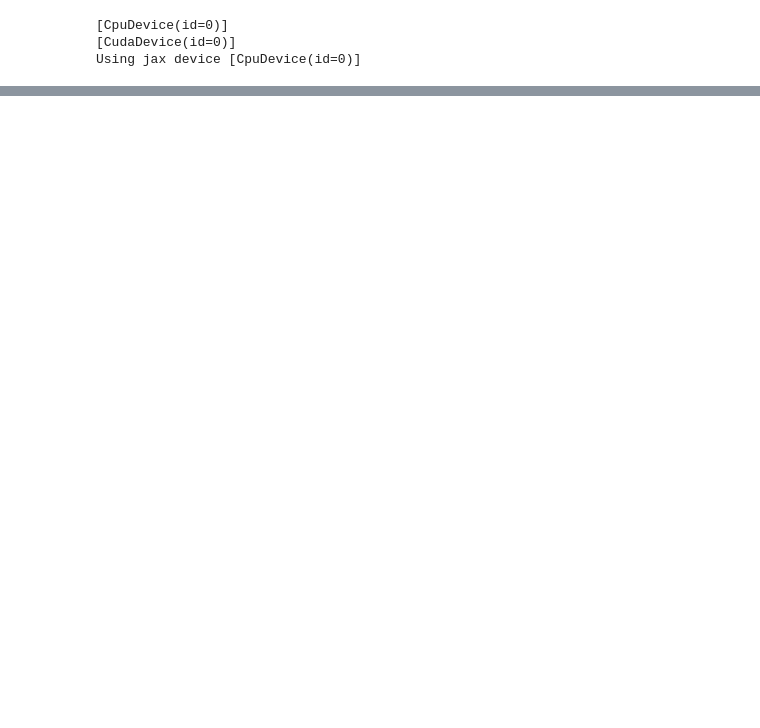
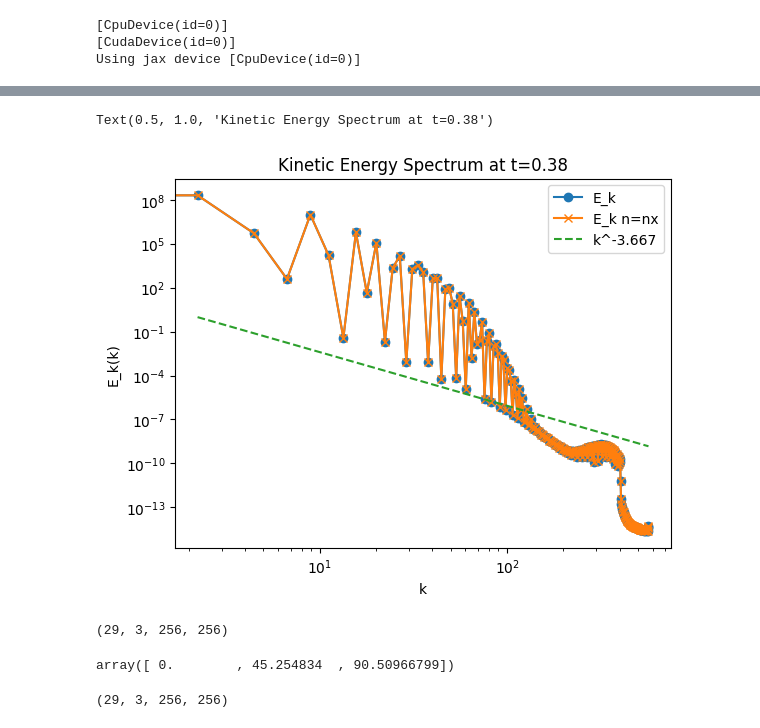
Before and after one commit to Jimbo-Coder/PyFluid, a Jupyter notebook: main_mhd2d_jax.ipynb, the cells around one changed output, grey strips where cells are left out. Saved outputs shown, nothing was run; the diff lists cells and outputs as text; code cells hidden in the pictures; blank space fills up the shorter version.

```diff
--- a/main_mhd2d_jax.ipynb
+++ b/main_mhd2d_jax.ipynb
@@ -16,7 +16,7 @@ from jax_tqdm import scan_tqdm
 from tqdm import tqdm
 import time
 import functools as ft
-maindir = path.Path("C:/Users/nickd/PyFluid")
+maindir = path.Path("/home/nickd/PyFluid")
 gifdir   = maindir / "gifs"
 exactdir = maindir / "exact_balsara"
 checkdir = maindir / "checkpoints"
@@ -2503,3 +2504,52 @@ Avg. Cell Updates /s = 9.478030e+05
+# %%
+#it=0
+it=-1
+
+vfts  = np.fft.fft2(state.Pvecs[it,1:4,*state.imasksl],axes=(1,2))
+vfts2  = np.fft.fft2(state.Pvecs[it,1:4,*state.imasksl],axes=(1,2), s=(state.nx,state.ny))
+kftfreqsx = 2*np.pi*np.fft.fftfreq(state.nx,state.dx)
+kftfreqsy = 2*np.pi*np.fft.fftfreq(state.ny,state.dy)
+kftfreq_gridx, kftfreq_gridy = np.meshgrid(kftfreqsx, kftfreqsy, indexing='ij')
+kftfreq_gridmag = np.sqrt(kftfreq_gridx**2 + kftfreq_gridy**2)
+P_kin = 0.5*np.sum(vfts*np.conj(vfts),axis=0)
+P_kin2 = 0.5*np.sum(vfts2*np.conj(vfts2),axis=0)
+kmag_bins =np.shape(vfts)[2]
+kmag_max = np.max(kftfreq_gridmag)
+kmag_flat = np.linspace(0, kmag_max, kmag_bins, endpoint=True)
+kmag_index = np.arange(kmag_bins)
+k_idx = np.digitize(kftfreq_gridmag, kmag_flat) -1
+P_kin_binned = np.array([np.mean(P_kin[k_idx == kmag_index[j]]) for j in range(kmag_bins)])
+P_kin_binned2 = np.array([np.mean(P_kin2[k_idx == kmag_index[j]]) for j in range(kmag_bins)])
+
+
+
+powplot=-(11/3)
+itfix = 33
+plt.figure()
+plt.plot(kmag_flat, P_kin_binned.real, "-o", label='E_k')
+plt.plot(kmag_flat, P_kin_binned2.real, "-x", label='E_k n=nx')
+plt.plot(kmag_flat, (kmag_flat/kmag_flat[itfix])**powplot * P_kin_binned[itfix + 1].real, '--', label=f'k^{powplot:.3f}')
+plt.legend()
+plt.xlabel('k')
+plt.ylabel('E_k(k)')
+plt.xscale('log')
+plt.yscale('log')
+plt.title(f'Kinetic Energy Spectrum at t={state.ts[it]:.2f}')
+# %% [output]
+Text(0.5, 1.0, 'Kinetic Energy Spectrum at t=0.38')
+[figure, added]
+# %%
+np.shape(vfts)
+# %% [output]
+(29, 3, 256, 256)
+# %%
+kmag_flat
+# %% [output]
+array([ 0.        , 45.254834  , 90.50966799])
+# %%
+np.shape(state.Pvecs[:,1:4,*state.imasksl])
+# %% [output]
+(29, 3, 256, 256)
 # %%
 import pyamg
 it=0
```
Also changed, not shown: parts of 1 cell of this notebook, 9 other files.
